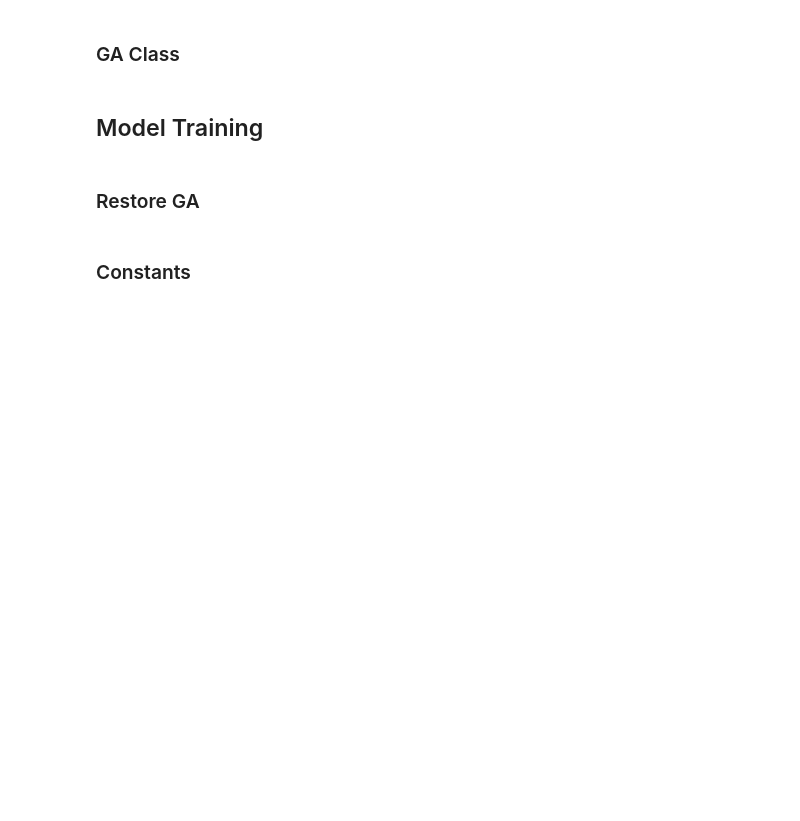
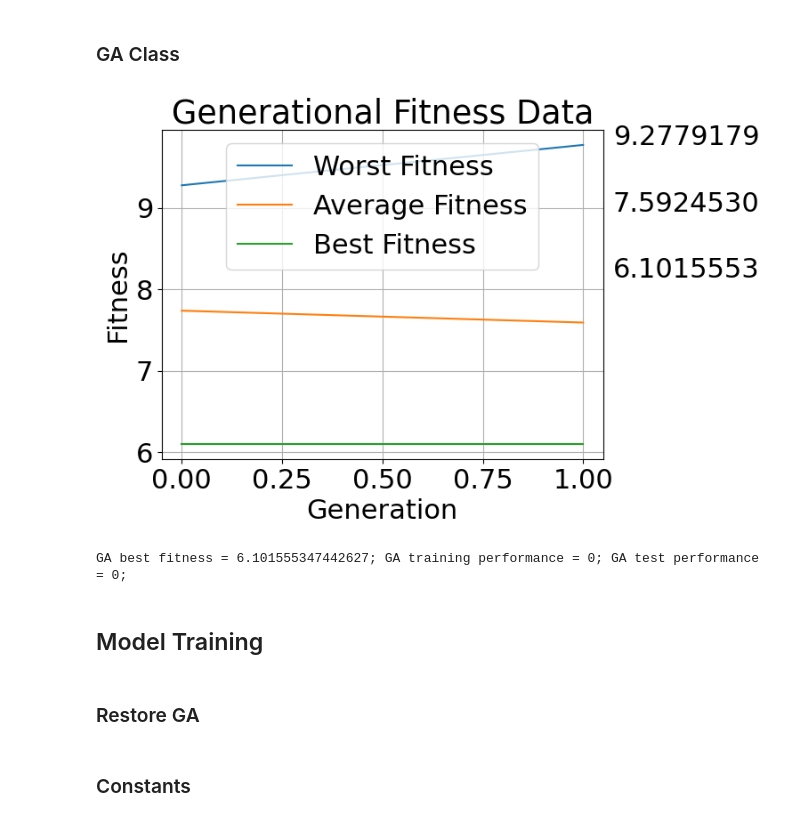
Before and after one commit to SethCram/CS472-EvolutionaryComputation, a Jupyter notebook: Proj4_BreastCancerResearch/NNwithGAvsGP.ipynb, the cells around one changed output. Saved outputs shown, nothing was run; the diff lists cells and outputs as text; code cells hidden in the pictures; blank space fills up the shorter version.

Commit message:
changed GA to use binary cross entropy

```diff
--- a/Proj4_BreastCancerResearch/NNwithGAvsGP.ipynb
+++ b/Proj4_BreastCancerResearch/NNwithGAvsGP.ipynb
@@ -850,15 +850,15 @@ NT = {
 T = set([ 'x' + str(i) for i in range(x_test.shape[1])])
 T.update({0, 1, np.pi})
 
-POPULATION_SIZE = 100 #20 #40
-GENERATIONS_PER_RUN = 100 #30 #60
+POPULATION_SIZE = 200 #100
+GENERATIONS_PER_RUN = 100
 PAIRS_OF_PARENTS_SAVED_FOR_ELITISM = 1
 XRATE = 0.99
 INIT_DEPTH = 4 #7
-SOFT_CAP_NODE_MAX = 10 #24
-ISLANDS = 5
+SOFT_CAP_NODE_MAX = 14 #24
+ISLANDS = 10 #5
 MIGRATION_INTERVAL = 5
-MIGRATION_SIZE = 10
+MIGRATION_SIZE = 20 #10
 ISLAND_MODEL = True
 ALGORITHM_ITERATIONS = 1
 RESTORED_MODEL = False #can only reuse model if it has same pop size
@@ -1077,12 +1104,21 @@ class Individual():
         """
 
         #predict the output given input
-        y_pred = self.Predict(x, self.batch_size)
+        y_prob_pred = self.Predict_Prob(x, self.batch_size)
 
-        #sum up how many are wrong (more wrong, worse fitness)
-        fitness = sum( y_pred != y )
+        #calc fitness contrasting prob to expected out
+        fitness = losses.binary_crossentropy(y_pred=y_prob_pred, y_true=y)
 
         self.fitness = fitness
+
+    def Predict_Prob(self, x, batch_size = 1) -> list:
+        #make sure model weights are properly set:
+        self.UpdateWeights(self.genes)
+
+        #y_pred = self.model.predict(x, batch_size=batch_size, verbose=0).flatten()
+        y_prob_pred = model.predict(x, batch_size=batch_size, verbose=0).flatten()
+
+        return y_prob_pred
 
     def Predict(self, x, batch_size = 1) -> list:
         """Predict output given inputs using the model.
@@ -1094,14 +1130,10 @@ class Individual():
             list: _description_
         """
 
-        #make sure model weights are properly set:
-        self.UpdateWeights(self.genes)
-
-        #y_pred = self.model.predict(x, batch_size=batch_size, verbose=0).flatten()
-        y_pred = model.predict(x, batch_size=batch_size, verbose=0).flatten()
+        y_prob_pred = self.Predict_Prob(x)
 
         #need to round to nearest whole number (should be 0 or 1)
-        y_pred = np.round(y_pred)
+        y_pred = np.round(y_prob_pred)
 
         #if( max(y_pred) not in [0,1] or min(y_pred) not in [0,1] ):
         #    raise ValueError
@@ -1526,34 +1576,37 @@ class GA():
         plt.rcParams.update({'font.size': 22})
         plt.plot(t, y_pred, label='Predictions')
         plt.plot(t, y, label='Targets')
         plt.legend()
         plt.grid()
         plt.title(f'{testType} Predictions vs Targets')
         plt.ylabel('y')
         plt.xlabel('x')
         plt.ylim(-1, 2)
         plt.show()
 
     def __str__(self):
-        return f"GP best fitness = {self.bestFitness[-1]}; GP training performance = {self.trainingPerformance}; GP test performance = {self.testPerformance};"
+        return f"GA best fitness = {self.bestFitness[-1]}; GA training performance = {self.trainingPerformance}; GA test performance = {self.testPerformance};"
 
 #test GA
 ga = GA(
     populationSize=30,
     #model=model,
     batch_size=16,
     xrate=0.9,
     x_train=x_train,
     y_train=y_train,
     pairs_of_parents_elitism_saves=1,
     #migration_size=10
 )
 
 ga.RunGen()
 
 ga.PlotGenerationalFitness()
 
 print(ga)
+# %% [output]
+[figure, added]
+GA best fitness = 6.101555347442627; GA training performance = 0; GA test performance = 0;
 # %% [markdown]
 ## Model Training
 # %% [markdown]
```
Also changed, not shown: parts of 7 cells of this notebook, 3 other files.
